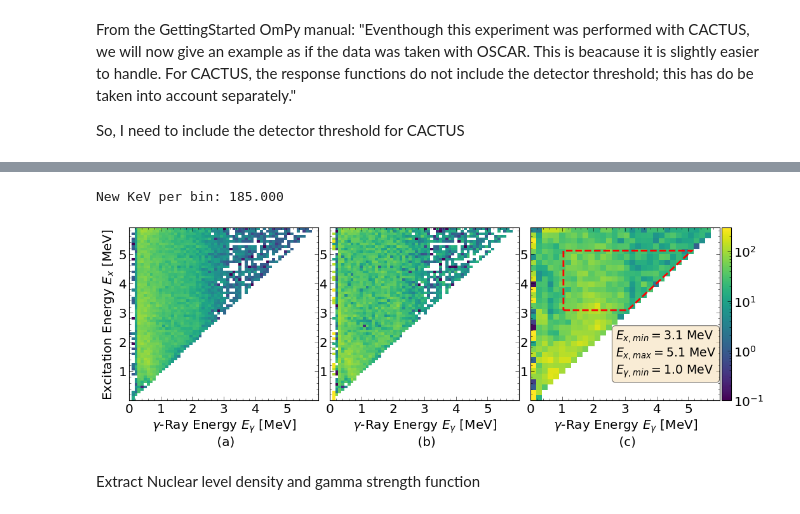
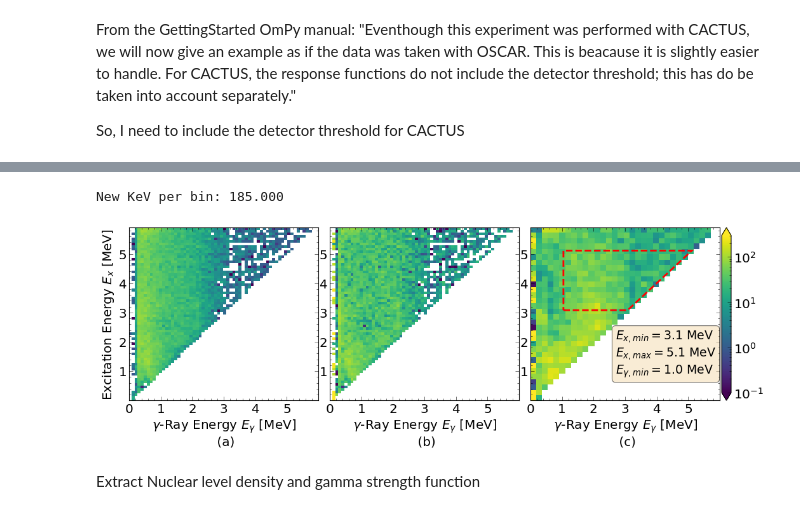
Before and after one commit to tellefs/MasterThesis, a Jupyter notebook: analysis/OMPy/osloMethod_U233_aa.ipynb, the cells around one changed output, grey strips where cells are left out. Saved outputs shown, nothing was run; the diff lists cells and outputs as text; code cells hidden in the pictures.

```diff
--- a/analysis/OMPy/osloMethod_U233_aa.ipynb
+++ b/analysis/OMPy/osloMethod_U233_aa.ipynb
@@ -622,7 +622,7 @@ ax3.add_patch(patches.Polygon(xy=list(zip(x,y)), fill=False, color='r', linestyl
 
 im = im[0]
 cbaxes = inset_axes(ax3, width="100%", height="100%", bbox_to_anchor=(1.01, .0, .05 , 1), bbox_transform=ax3.transAxes, loc='center')
-cbar = fig.colorbar(im, cax=cbaxes)
+cbar = fig.colorbar(im, cax=cbaxes, extend='both')
 cbar.ax.tick_params(labelsize=18)
 #ax1.text(2.5,.5,'a) Raw')
 #ax2.text(2.5,.5,'b) Unfolded')
@@ -630,34 +630,34 @@ cbar.ax.tick_params(labelsize=18)
 
 ax1.set_ylabel('Excitation Energy $E_x$ [MeV]', fontsize=18)
 ax1.set_xlabel('$\gamma$-Ray Energy $E_\gamma$ [MeV]\n (a)', fontsize=18)
 ax2.set_xlabel('$\gamma$-Ray Energy $E_\gamma$ [MeV]\n (b)', fontsize=18)
 ax3.set_xlabel('$\gamma$-Ray Energy $E_\gamma$ [MeV]\n (c)', fontsize=18)
 ax2.set_ylabel('')
 ax1.set_title('')
 ax2.set_title('')
 ax3.set_title('')
 ax1.set_ylim(0,5.9)
 ax2.set_ylim(0,5.9)
 ax3.set_ylim(0,5.9)
 ax1.set_xlim(0,6)
 ax2.set_xlim(0,6)
 ax3.set_xlim(0,6)
 ax1.set_xticks([0,1,2,3,4,5])
 ax2.set_xticks([0,1,2,3,4,5])
 ax3.set_xticks([0,1,2,3,4,5])
 ax1.set_yticks([1,2,3,4,5])
 ax2.set_yticks([1,2,3,4,5])
 ax3.set_yticks([1,2,3,4,5])
 ax3.set_ylabel('')
 ax1.tick_params(labelsize=18)
 ax2.tick_params(labelsize=18)
 ax3.tick_params(labelsize=18)
 fig.subplots_adjust(bottom=0.2)
 fig.savefig(plot_path+'raw_unf_prim')
 fig.show()
 # %% [output]
 New KeV per bin: 185.000
-[figure, old version]
+[figure, new version]
 # %% [markdown]
 Extract Nuclear level density and gamma strength function
 # %%
```
Also changed, not shown: parts of 6 cells of this notebook, 16 other files.
